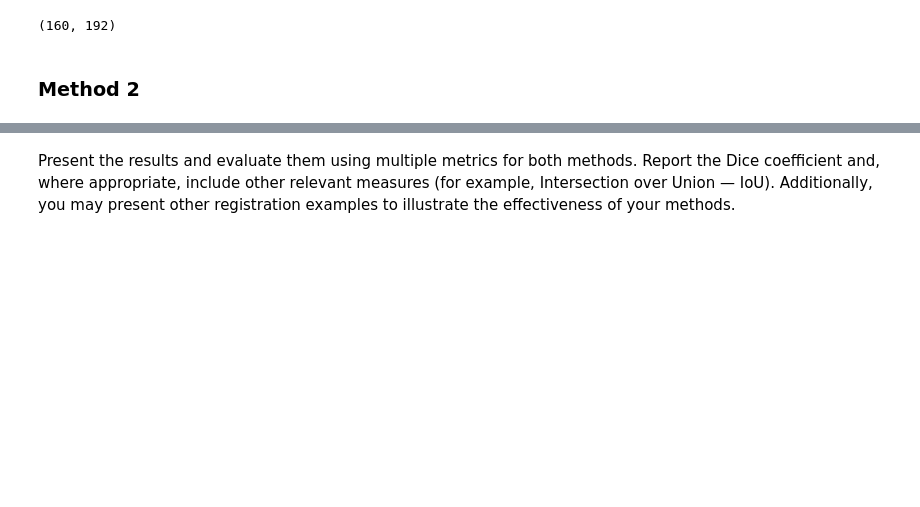
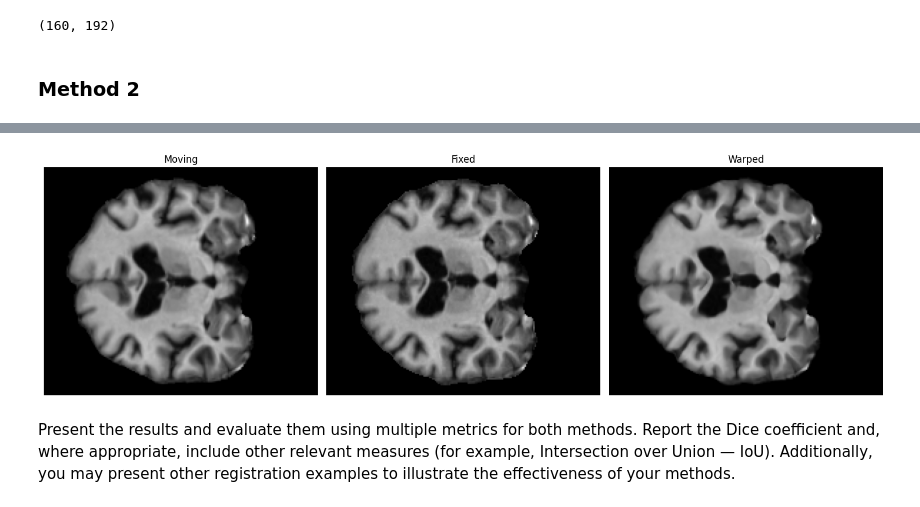
Before and after one commit to MurielleMardenli300/GBM6953HE_labs, a Jupyter notebook: GBM6953HE_Lab_1.ipynb, the cells around one changed output, grey strips where cells are left out. Drawn from its saved outputs; the diff is of its cells as text; code cells hidden in the pictures; blank space fills up the shorter version.

```diff
--- a/GBM6953HE_Lab_1.ipynb
+++ b/GBM6953HE_Lab_1.ipynb
@@ -1074,2 +1209,20 @@ python -m voxelmorph.scripts.train \
+# %%
+import matplotlib.pyplot as plt
+import numpy as np
+import voxelmorph as vxm  # Full import
+
+# Direct NPZ load (no utils needed)
+moving = np.load('student_data/OASIS_OAS1_0001_MR1_moving_0.npz')['vol'].squeeze()
+fixed = np.load('student_data/OASIS_OAS1_0001_MR1_image.npz')['vol'].squeeze()
+warped = vxm.py.utils.load_volfile('warped.nii.gz').squeeze()
+
+fig, axes = plt.subplots(1,3, figsize=(15,5))
+for ax, data, title in zip(axes, [moving, fixed, warped],
+                          ['Moving', 'Fixed', 'Warped']):
+    ax.imshow(data, cmap='gray')
+    ax.set_title(title); ax.axis('off')
+plt.tight_layout(); plt.savefig('comparison.png', dpi=150); plt.show()
+# %% [output]
+[figure, added]
 # %% [markdown]
 Present the results and evaluate them using multiple metrics for both methods. Report the Dice coefficient and, where appropriate, include other relevant measures (for example, Intersection over Union — IoU). Additionally, you may present other registration examples to illustrate the effectiveness of your methods.
```
Also changed, not shown: parts of 9 cells of this notebook, 2 other files.
